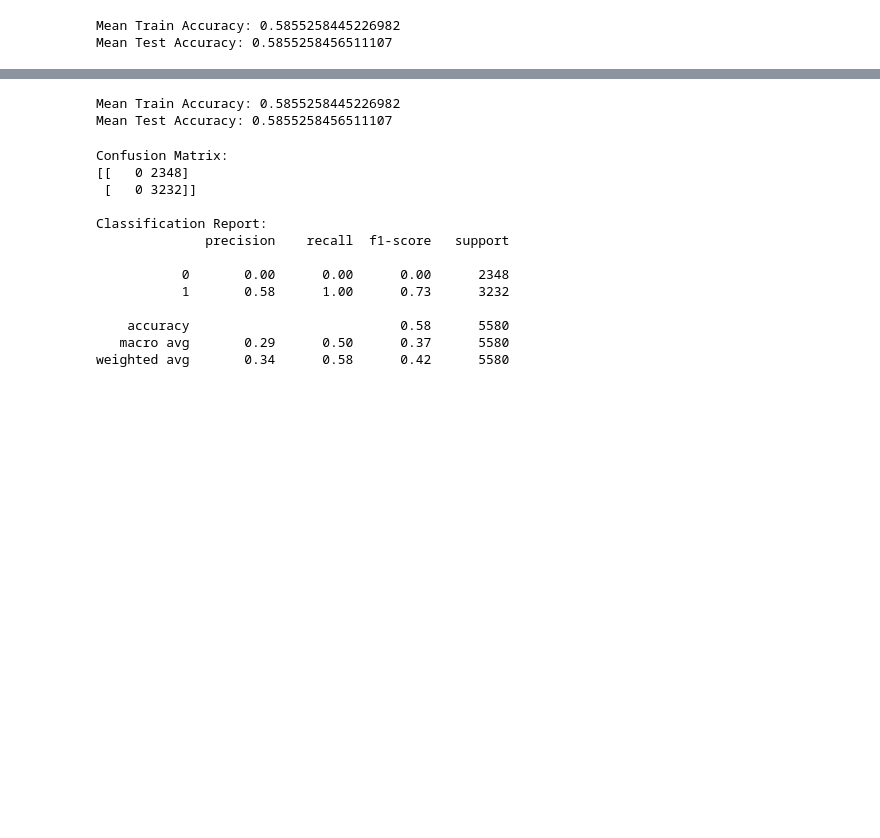
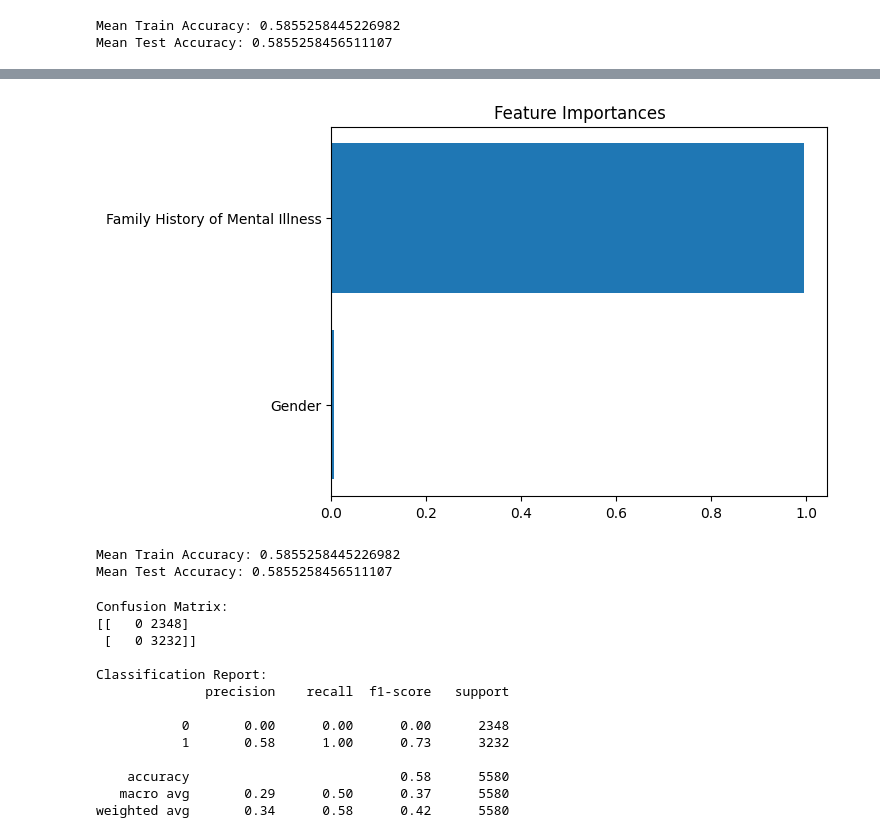
Before and after one commit to dinnifarisya/Student-Depression-Data-Science-Project, a Jupyter notebook: Data Science Project.ipynb, the cells around one changed output, grey strips where cells are left out. Drawn from its saved outputs; the diff is of its cells as text; code cells hidden in the pictures; blank space fills up the shorter version.

```diff
--- a/Data Science Project.ipynb
+++ b/Data Science Project.ipynb
@@ -999,3 +1029,13 @@ print("Mean Test Accuracy:", cv_model['test_score'].mean())
 # %% [output]
 Mean Train Accuracy: 0.5855258445226982
 Mean Test Accuracy: 0.5855258456511107
+# %%
+X_train, X_test, y_train, y_test = train_test_split(X, y, test_size=0.2, random_state=42)
+dt_model.fit(X_train, y_train)
+y_pred = dt_model.predict(X_test)
+
+print("Confusion Matrix:")
+print(confusion_matrix(y_test, y_pred))
+
+print("\nClassification Report:")
+print(classification_report(y_test, y_pred))
@@ -1002,3 +1056,11 @@ Mean Test Accuracy: 0.5855258456511107
+# %%
+importances = dt_model.feature_importances_
+features = X.columns
+plt.barh(features, importances)
+plt.title("Feature Importances")
+plt.show()
+# %% [output]
+[figure, added]
 # %%
 cv_model = cross_validate(rf_model, X, y, cv=3, return_train_score=True, return_estimator=True)
 
```
Also changed, not shown: parts of 21 cells of this notebook.
